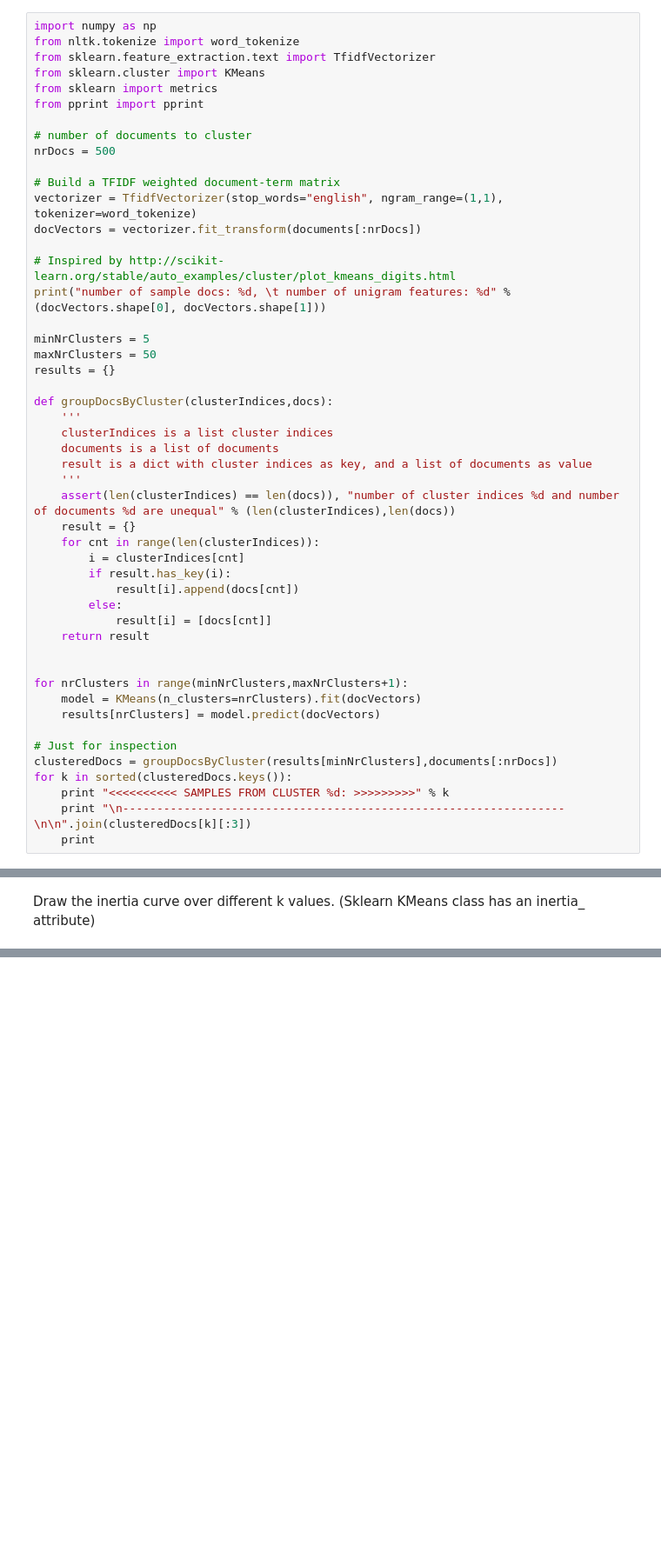
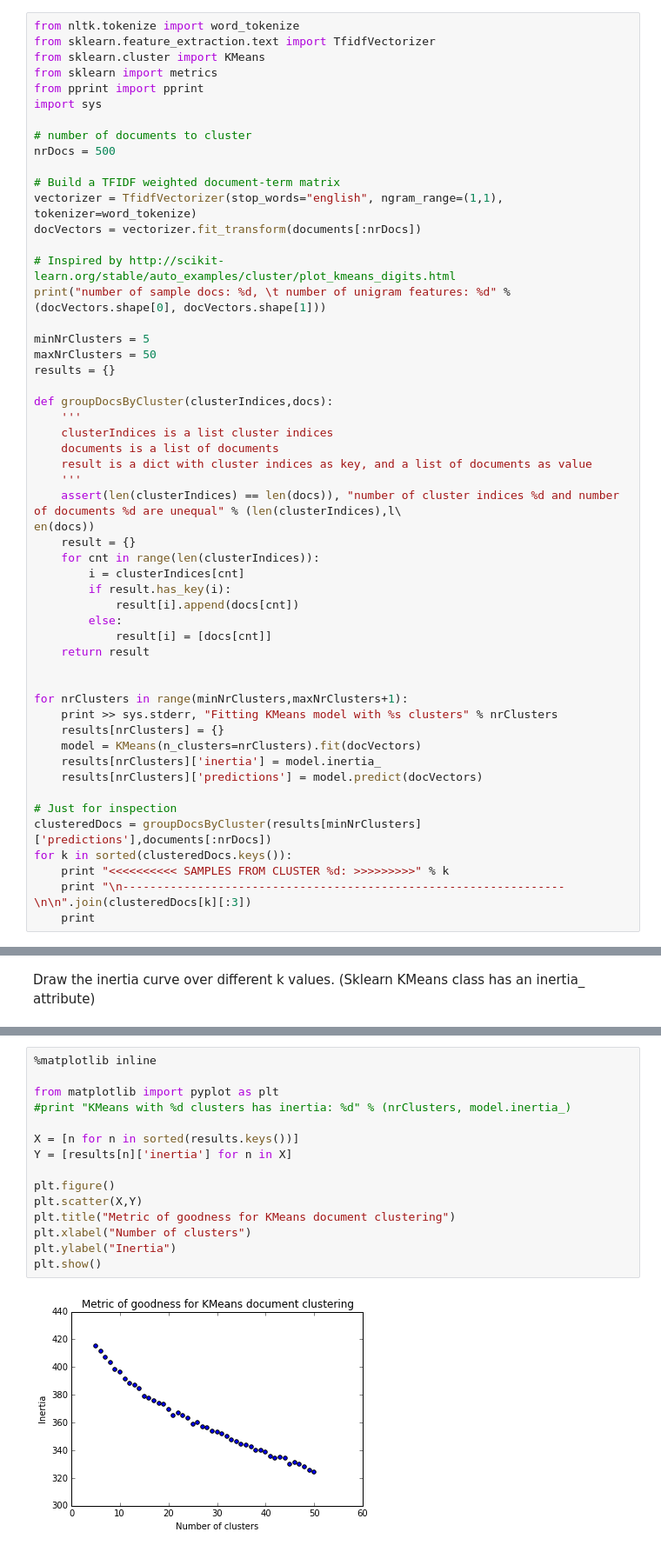
Before and after one commit to fdurant/kiva_project, a Jupyter notebook: unsupervised_learning_challenges.ipynb, the cells around one changed output, grey strips where cells are left out. Shown at 87% size. Cells and saved outputs as stored; diff of their text form; blank space fills up the shorter version.

```diff
--- a/unsupervised_learning_challenges.ipynb
+++ b/unsupervised_learning_challenges.ipynb
@@ -36,12 +36,12 @@ Number of loans in 'en' since 2015: 17938
 # %% [markdown]
 Cluster sentences with K-means. If you have your own Fletcher test data, get sentences out and cluster them. If not, cluster the tweets you gathered during the last challenge set. For each cluster, print out the sentences, try to see how close the sentences are. Try different K values and try to find a K value that makes the most sense (the sentences look like they do form a meaningful cluster).
 # %%
-import numpy as np
 from nltk.tokenize import word_tokenize
 from sklearn.feature_extraction.text import TfidfVectorizer
 from sklearn.cluster import KMeans
 from sklearn import metrics
 from pprint import pprint
+import sys
 
 # number of documents to cluster
 nrDocs = 500
@@ -63,7 +63,8 @@ def groupDocsByCluster(clusterIndices,docs):
     documents is a list of documents
     result is a dict with cluster indices as key, and a list of documents as value
     '''
-    assert(len(clusterIndices) == len(docs)), "number of cluster indices %d and number of documents %d are unequal" % (len(clusterIndices),len(docs))
+    assert(len(clusterIndices) == len(docs)), "number of cluster indices %d and number of documents %d are unequal" % (len(clusterIndices),l\
+en(docs))
     result = {}
     for cnt in range(len(clusterIndices)):
         i = clusterIndices[cnt]
@@ -75,11 +76,14 @@ def groupDocsByCluster(clusterIndices,docs):
 
 
 for nrClusters in range(minNrClusters,maxNrClusters+1):
+    print >> sys.stderr, "Fitting KMeans model with %s clusters" % nrClusters
+    results[nrClusters] = {}
     model = KMeans(n_clusters=nrClusters).fit(docVectors)
-    results[nrClusters] = model.predict(docVectors)
+    results[nrClusters]['inertia'] = model.inertia_
+    results[nrClusters]['predictions'] = model.predict(docVectors)
 
 # Just for inspection
-clusteredDocs = groupDocsByCluster(results[minNrClusters],documents[:nrDocs])
+clusteredDocs = groupDocsByCluster(results[minNrClusters]['predictions'],documents[:nrDocs])
 for k in sorted(clusteredDocs.keys()):
     print "<<<<<<<<<< SAMPLES FROM CLUSTER %d: >>>>>>>>>" % k
     print "\n-----------------------------------------------------------------\n\n".join(clusteredDocs[k][:3])
@@ -110,0 +130,17 @@ Draw the inertia curve over different k values. (Sklearn KMeans class has an ine
+# %%
+%matplotlib inline
+
+from matplotlib import pyplot as plt
+#print "KMeans with %d clusters has inertia: %d" % (nrClusters, model.inertia_)
+
+X = [n for n in sorted(results.keys())]
+Y = [results[n]['inertia'] for n in X]
+
+plt.figure()
+plt.scatter(X,Y)
+plt.title("Metric of goodness for KMeans document clustering")
+plt.xlabel("Number of clusters")
+plt.ylabel("Inertia")
+plt.show()
+# %% [output]
+[figure, added]
```
Also changed, not shown: parts of 2 cells of this notebook.
